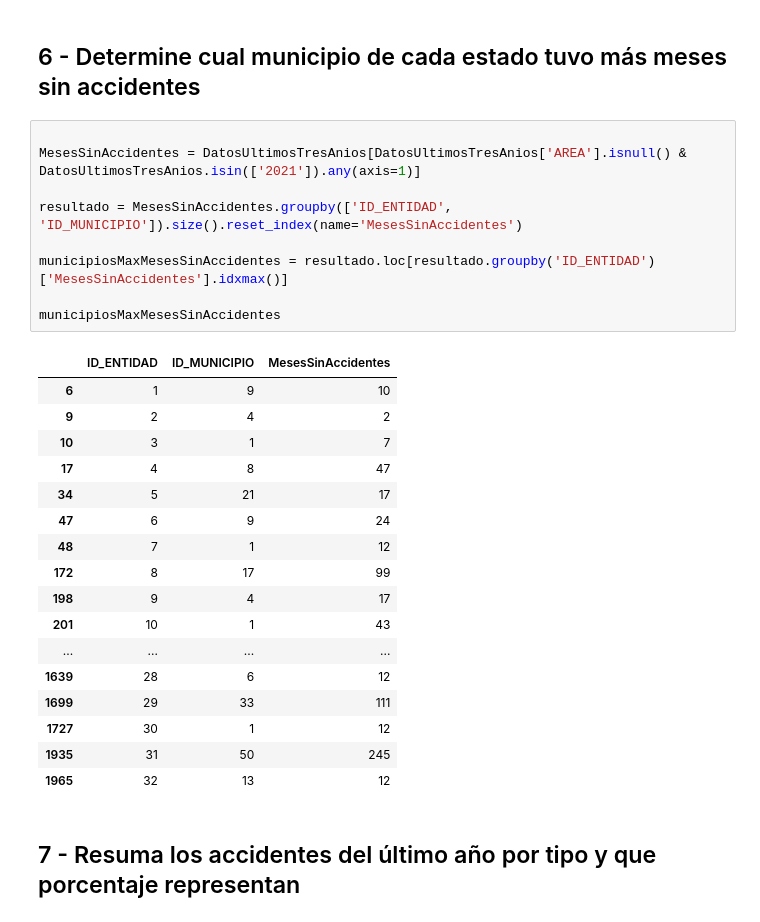
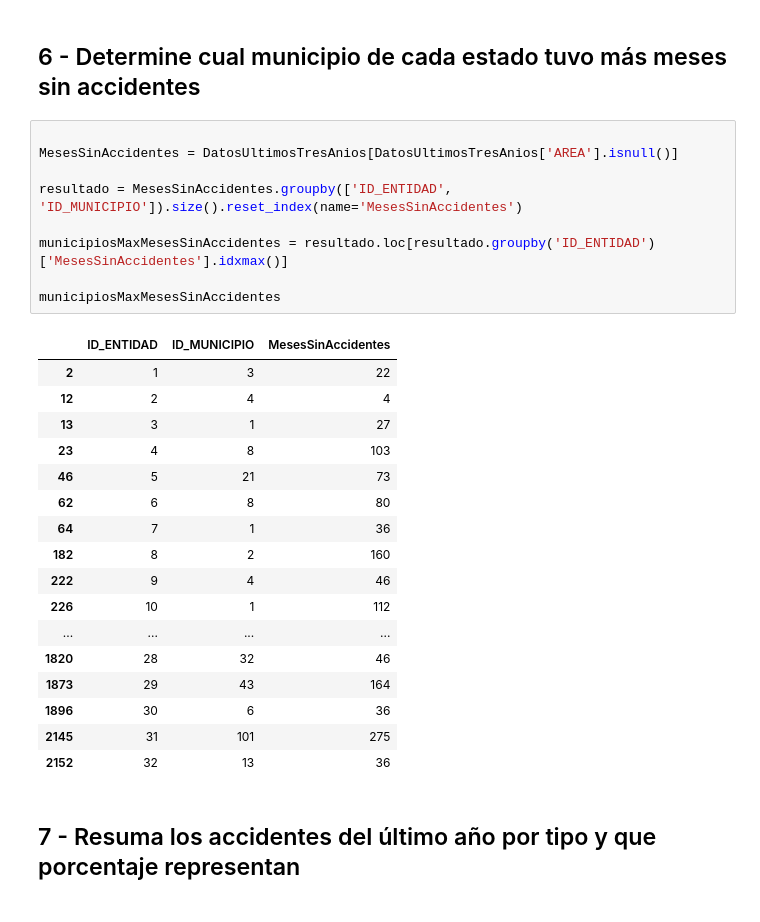
Before and after one commit to KingSplatt/ATUS, a Jupyter notebook: ejercicio-atus.ipynb, the cells around one changed output. Cells and saved outputs as stored; diff of their text form.

```diff
--- a/ejercicio-atus.ipynb
+++ b/ejercicio-atus.ipynb
@@ -164,31 +164,31 @@ DatosUltimosTresAnios
 ## 6 - Determine cual municipio de cada estado tuvo más meses sin accidentes
 # %%
 
-MesesSinAccidentes = DatosUltimosTresAnios[DatosUltimosTresAnios['AREA'].isnull() & DatosUltimosTresAnios.isin(['2021']).any(axis=1)]
+MesesSinAccidentes = DatosUltimosTresAnios[DatosUltimosTresAnios['AREA'].isnull()]
 
 resultado = MesesSinAccidentes.groupby(['ID_ENTIDAD', 'ID_MUNICIPIO']).size().reset_index(name='MesesSinAccidentes')
 
 municipiosMaxMesesSinAccidentes = resultado.loc[resultado.groupby('ID_ENTIDAD')['MesesSinAccidentes'].idxmax()]
 
 municipiosMaxMesesSinAccidentes
 # %% [output]
 |  | ID_ENTIDAD | ID_MUNICIPIO | MesesSinAccidentes |
-| 6 | 1 | 9 | 10 |
-| 9 | 2 | 4 | 2 |
-| 10 | 3 | 1 | 7 |
-| 17 | 4 | 8 | 47 |
-| 34 | 5 | 21 | 17 |
-| 47 | 6 | 9 | 24 |
-| 48 | 7 | 1 | 12 |
-| 172 | 8 | 17 | 99 |
-| 198 | 9 | 4 | 17 |
-| 201 | 10 | 1 | 43 |
+| 2 | 1 | 3 | 22 |
+| 12 | 2 | 4 | 4 |
+| 13 | 3 | 1 | 27 |
+| 23 | 4 | 8 | 103 |
+| 46 | 5 | 21 | 73 |
+| 62 | 6 | 8 | 80 |
+| 64 | 7 | 1 | 36 |
+| 182 | 8 | 2 | 160 |
+| 222 | 9 | 4 | 46 |
+| 226 | 10 | 1 | 112 |
 | ... | ... | ... | ... |
-| 1639 | 28 | 6 | 12 |
-| 1699 | 29 | 33 | 111 |
-| 1727 | 30 | 1 | 12 |
-| 1935 | 31 | 50 | 245 |
-| 1965 | 32 | 13 | 12 |
+| 1820 | 28 | 32 | 46 |
+| 1873 | 29 | 43 | 164 |
+| 1896 | 30 | 6 | 36 |
+| 2145 | 31 | 101 | 275 |
+| 2152 | 32 | 13 | 36 |
 # %% [markdown]
 ## 7 - Resuma los accidentes del último año por tipo y que porcentaje representan
 # %%
```
